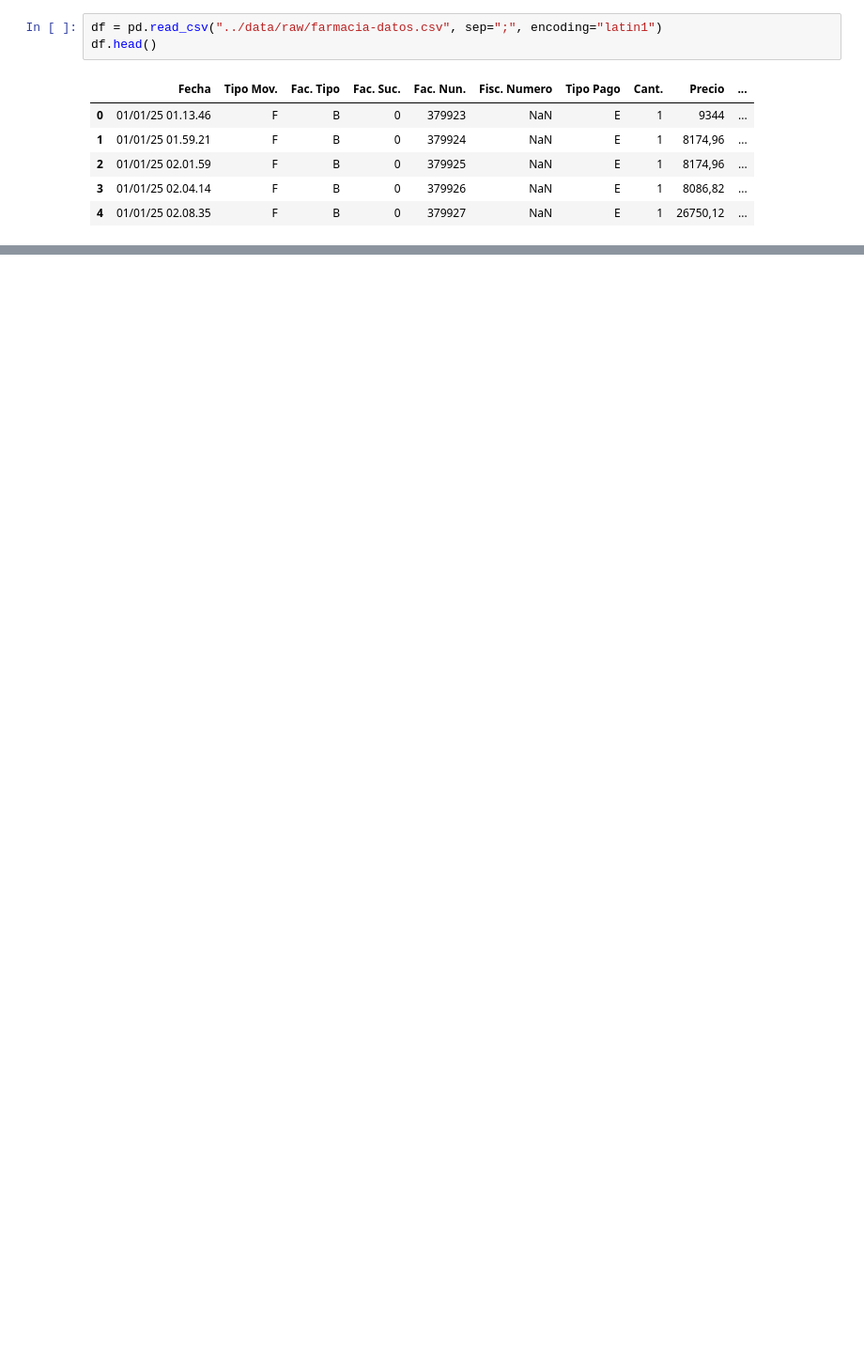
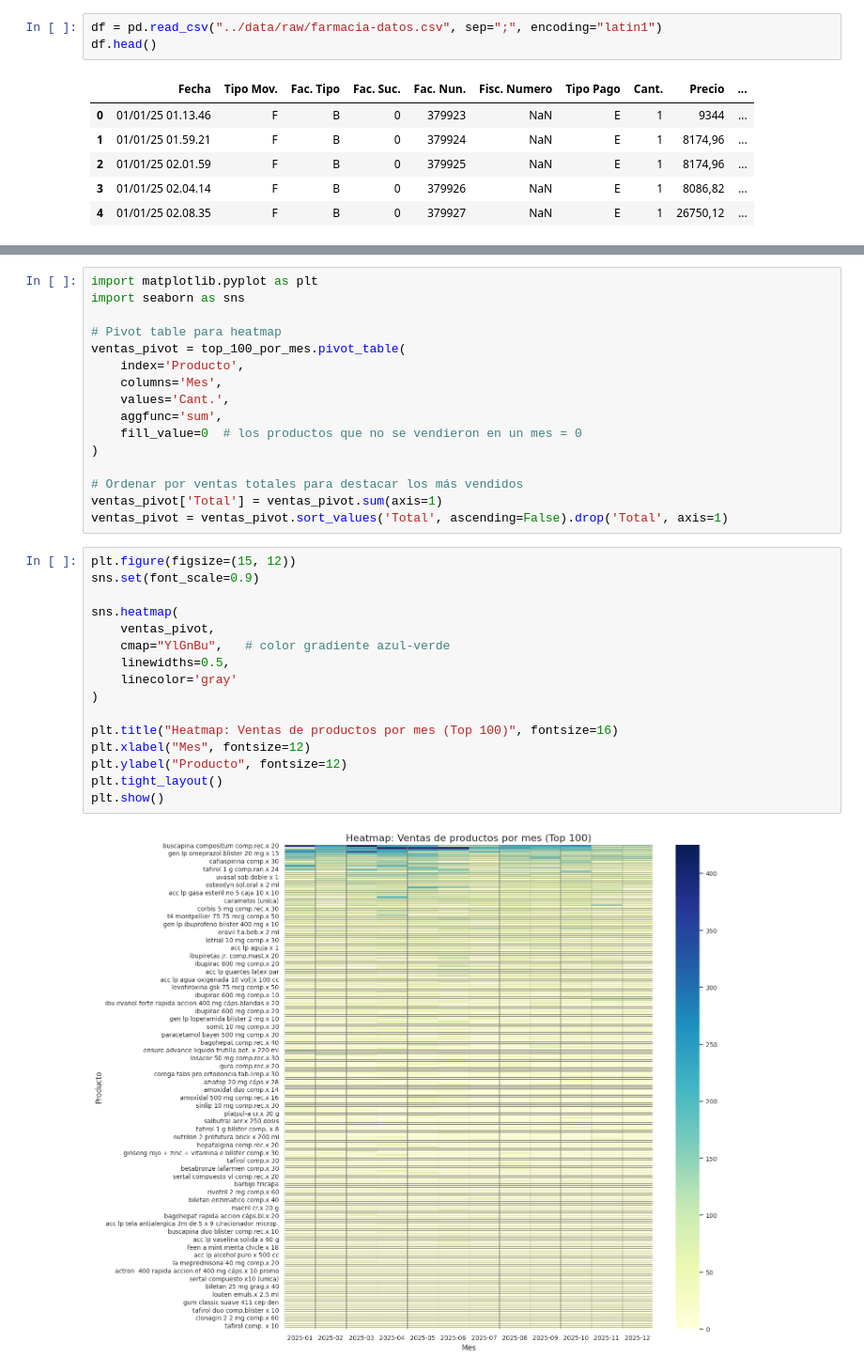
Before and after one commit to 4GeeksAcademy/sp-ml-20-final-project-g2, a Jupyter notebook: src/eda-guillermo.ipynb, the cells around one changed output, grey strips where cells are left out. Shown at 94% size. Drawn from its saved outputs; the diff is of its cells as text; blank space fills up the shorter version.

```diff
--- a/src/eda-guillermo.ipynb
+++ b/src/eda-guillermo.ipynb
@@ -14,0 +416,34 @@ df.head()
+# %%
+import matplotlib.pyplot as plt
+import seaborn as sns
+
+# Pivot table para heatmap
+ventas_pivot = top_100_por_mes.pivot_table(
+    index='Producto',
+    columns='Mes',
+    values='Cant.',
+    aggfunc='sum',
+    fill_value=0  # los productos que no se vendieron en un mes = 0
+)
+
+# Ordenar por ventas totales para destacar los más vendidos
+ventas_pivot['Total'] = ventas_pivot.sum(axis=1)
+ventas_pivot = ventas_pivot.sort_values('Total', ascending=False).drop('Total', axis=1)
+# %%
+plt.figure(figsize=(15, 12))
+sns.set(font_scale=0.9)
+
+sns.heatmap(
+    ventas_pivot,
+    cmap="YlGnBu",   # color gradiente azul-verde
+    linewidths=0.5,
+    linecolor='gray'
+)
+
+plt.title("Heatmap: Ventas de productos por mes (Top 100)", fontsize=16)
+plt.xlabel("Mes", fontsize=12)
+plt.ylabel("Producto", fontsize=12)
+plt.tight_layout()
+plt.show()
+# %% [output]
+[figure, added]
```
Also changed, not shown: parts of 41 cells of this notebook.
